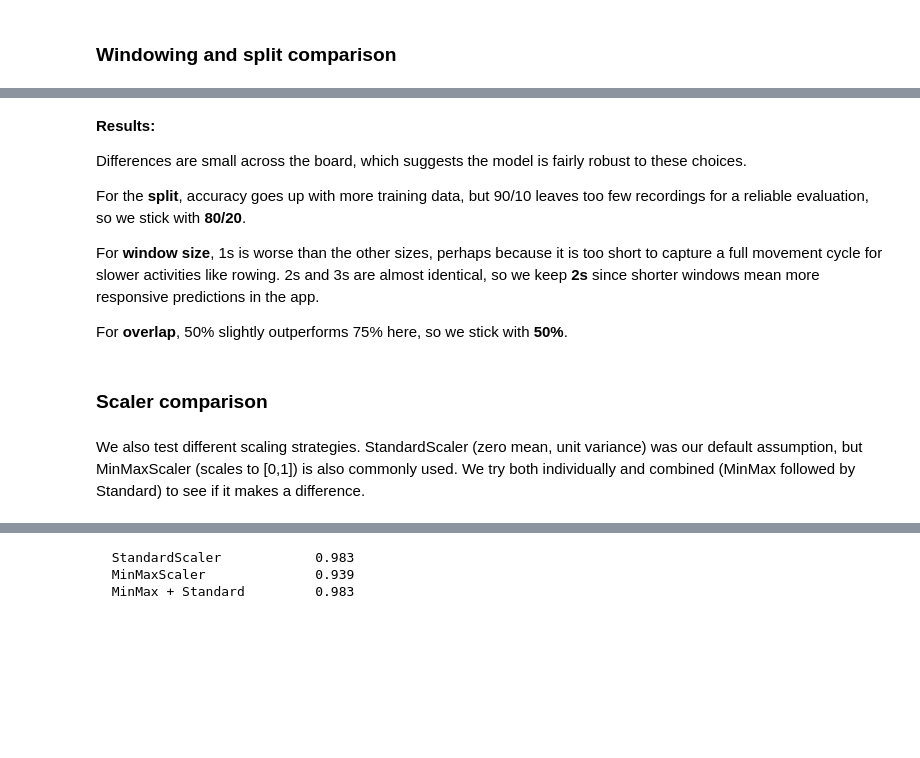
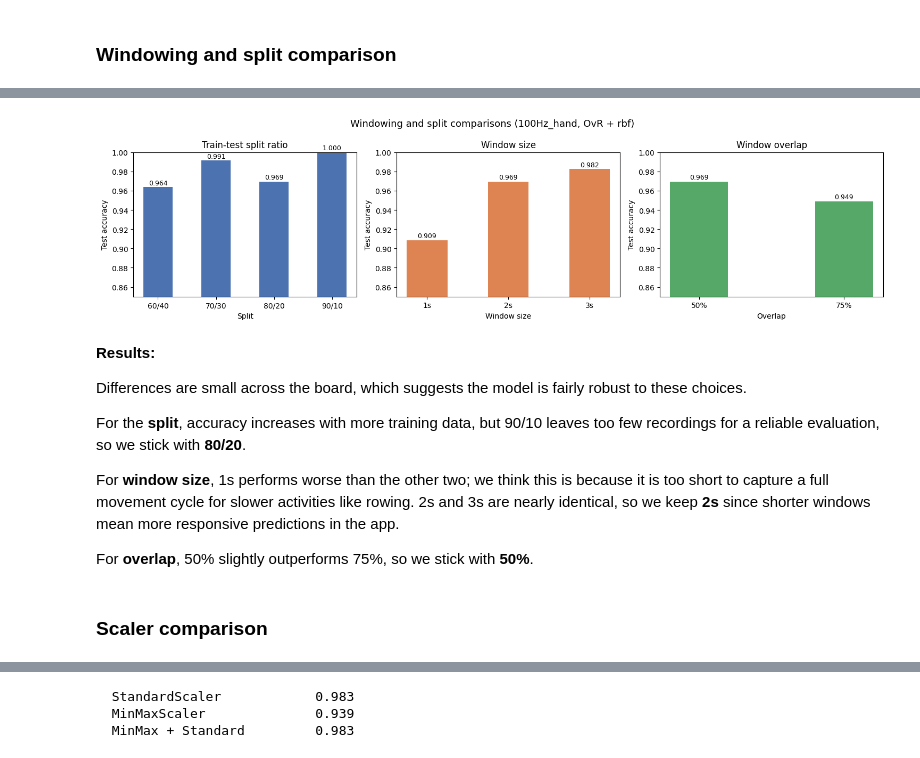
Before and after one commit to ITT-26/assignment-03-activity-recognition-blue-georg-martina, a Jupyter notebook: pre-processing_and_model-testing_new_2_doc.ipynb, the cells around one changed output, grey strips where cells are left out. Saved outputs shown, nothing was run; the diff lists cells and outputs as text; code cells hidden in the pictures; blank space fills up the shorter version.

```diff
--- a/pre-processing_and_model-testing_new_2_doc.ipynb
+++ b/pre-processing_and_model-testing_new_2_doc.ipynb
@@ -655,21 +519,70 @@ plt.show()
+# %%
+# NOTE: this plot was created with the help of AI
+
+fig, axes = plt.subplots(1, 3, figsize=(15, 4))
+y_min = 0.85
+
+# 1. train-test split
+split_ratios = [0.4, 0.3, 0.2, 0.1]
+split_labels = ['60/40', '70/30', '80/20', '90/10']
+split_accs = []
+for ratio in split_ratios:
+    acc = run_windowing_comparison(COMPARISON_DFS, window_size=200, overlap=0.5, test_size=ratio)
+    split_accs.append(acc)
+
+axes[0].bar(split_labels, split_accs, color='#4C72B0', width=0.5)
+axes[0].set_ylim(y_min, 1)
+axes[0].set_title('Train-test split ratio')
+axes[0].set_xlabel('Split')
+axes[0].set_ylabel('Test accuracy')
+for i, acc in enumerate(split_accs):
+    axes[0].text(i, acc + 0.001, f'{acc:.3f}', ha='center', va='bottom', fontsize=9)
+
+# 2. window size
+window_sizes_s = [1, 2, 3]
+window_accs = []
+for ws in window_sizes_s:
+    acc = run_windowing_comparison(COMPARISON_DFS, window_size=ws*100, overlap=0.5, test_size=0.2)
+    window_accs.append(acc)
+
+axes[1].bar([f'{w}s' for w in window_sizes_s], window_accs, color='#DD8452', width=0.5)
+axes[1].set_ylim(y_min, 1)
+axes[1].set_title('Window size')
+axes[1].set_xlabel('Window size')
+axes[1].set_ylabel('Test accuracy')
+for i, acc in enumerate(window_accs):
+    axes[1].text(i, acc + 0.001, f'{acc:.3f}', ha='center', va='bottom', fontsize=9)
+
+# 3. window overlap
+overlaps = [0.5, 0.75]
+overlap_labels = ['50%', '75%']
+overlap_accs = []
+for ov in overlaps:
+    acc = run_windowing_comparison(COMPARISON_DFS, window_size=200, overlap=ov, test_size=0.2)
+    overlap_accs.append(acc)
+
+axes[2].bar(overlap_labels, overlap_accs, color='#55A868', width=0.4)
+axes[2].set_ylim(y_min, 1)
+axes[2].set_title('Window overlap')
+axes[2].set_xlabel('Overlap')
+axes[2].set_ylabel('Test accuracy')
+for i, acc in enumerate(overlap_accs):
+    axes[2].text(i, acc + 0.001, f'{acc:.3f}', ha='center', va='bottom', fontsize=9)
+
+plt.suptitle('Windowing and split comparisons (100Hz_hand, OvR + rbf)', fontsize=13)
+plt.tight_layout()
+plt.show()
+# %% [output]
+[figure, added]
 # %% [markdown]
 **Results:**
 
 Differences are small across the board, which suggests the model is fairly robust to these choices.
 
-For the **split**, accuracy goes up with more training data, but 90/10 leaves too few recordings
-for a reliable evaluation, so we stick with **80/20**.
+For the **split**, accuracy increases with more training data, but 90/10 leaves too few recordings for a reliable evaluation, so we stick with **80/20**.
 
-For **window size**, 1s is worse than the other sizes, perhaps because it is too short to capture a full movement cycle
-for slower activities like rowing. 2s and 3s are almost identical, so we keep **2s** since
-shorter windows mean more responsive predictions in the app.
+For **window size**, 1s performs worse than the other two; we think this is because it is too short to capture a full movement cycle for slower activities like rowing. 2s and 3s are nearly identical, so we keep **2s** since shorter windows mean more responsive predictions in the app.
 
-For **overlap**, 50% slightly outperforms 75% here, so we stick with **50%**.
+For **overlap**, 50% slightly outperforms 75%, so we stick with **50%**.
 # %% [markdown]
 ### Scaler comparison
-# %% [markdown]
-
-We also test different scaling strategies. StandardScaler (zero mean, unit variance)
-was our default assumption, but MinMaxScaler (scales to [0,1]) is also commonly used.
-We try both individually and combined (MinMax followed by Standard) to see if it makes
-a difference.
```
Also changed, not shown: parts of 34 cells of this notebook.
